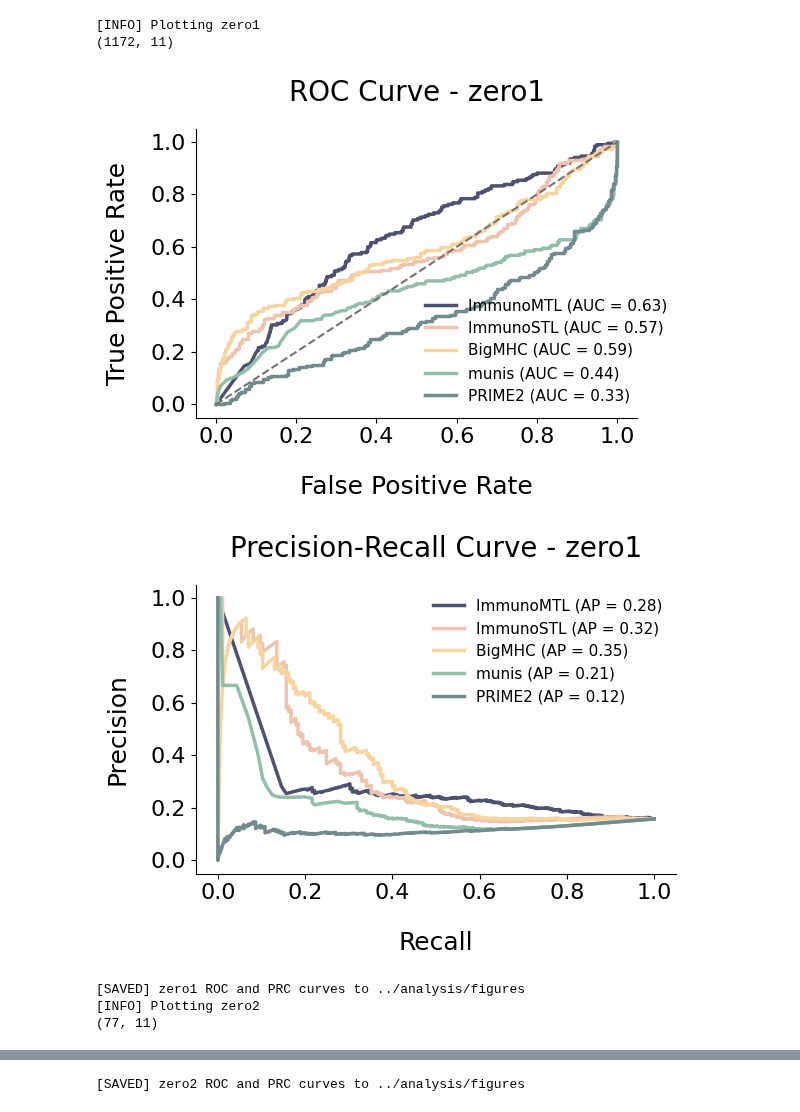
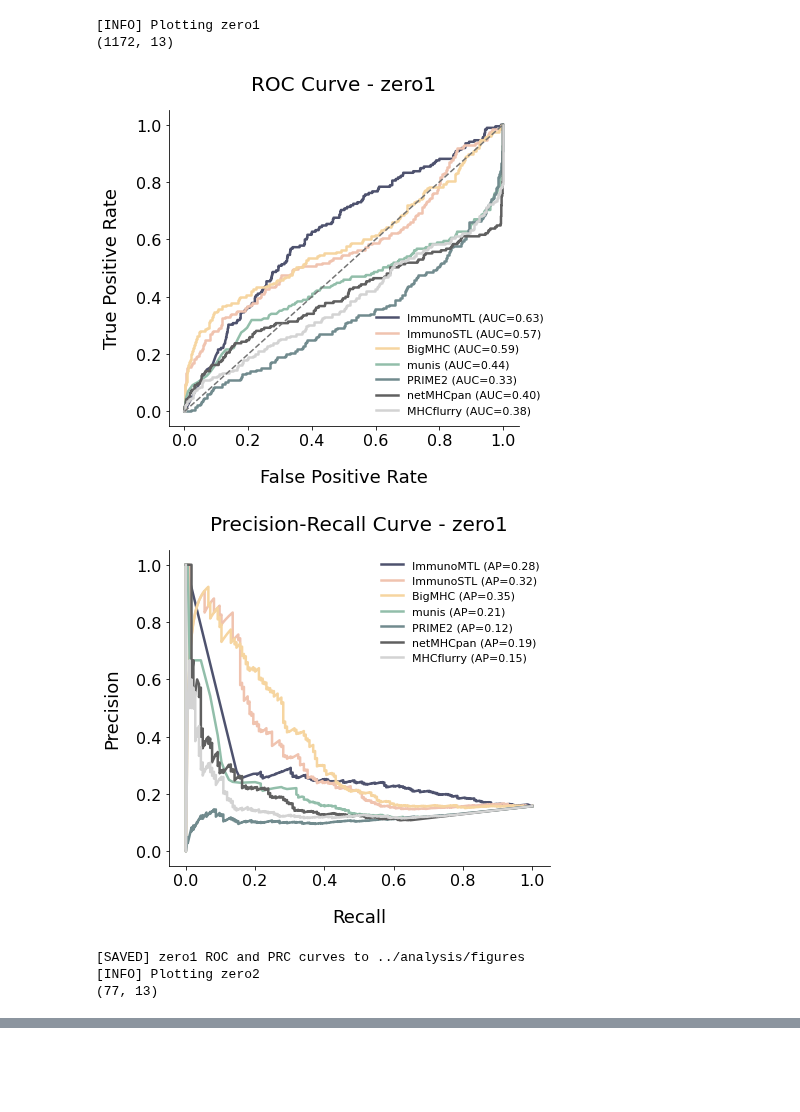
Before and after one commit to AtreeHeart/ImmunoMTL, a Jupyter notebook: notebook/ZeroShot_fig4.ipynb, the cells around one changed output, grey strips where cells are left out. Cells and saved outputs as stored; diff of their text form; code cells hidden in the pictures; blank space fills up the shorter version.

Commit message:
update analysis

```diff
--- a/notebook/ZeroShot_fig4.ipynb
+++ b/notebook/ZeroShot_fig4.ipynb
@@ -19,10 +19,12 @@ tool_labels = {
     "BigMHC_IM": "BigMHC",
     "munis": "munis",
     "PRIME_score": "PRIME2",
+    "netMHCpan_ELscore": "netMHCpan",
+    "MHCflurry_presentation_score": "MHCflurry"
 }
 
 custom_colors = [
-    "#4E526E", "#F0C3AF", "#F6D5A0", "#92BEAA", "#718B8E"
+    "#4E526E", "#F0C3AF", "#F6D5A0", "#92BEAA", "#718B8E", "#606060", "#D3D3D3"
 ]
 
 for dataset in datasets:
@@ -30,7 +32,7 @@ for dataset in datasets:
     df = pd.read_csv(os.path.join(input_dir, f"{dataset}_pred.csv"))
     print(df.shape)
     # === ROC Curve ===
-    plt.figure(figsize=(6, 4.5))
+    plt.figure(figsize=(6.5, 6))
     ax = plt.gca()
     for i, (score_col, label) in enumerate(tool_labels.items()):
         if score_col not in df.columns:
@@ -40,7 +42,7 @@ for dataset in datasets:
             continue
         fpr, tpr, _ = roc_curve(df_valid["Label"], df_valid[score_col])
         roc_auc = auc(fpr, tpr)
-        plt.plot(fpr, tpr, label=f"{label} (AUC = {roc_auc:.2f})",
+        plt.plot(fpr, tpr, label=f"{label} (AUC={roc_auc:.2f})",
                  color=custom_colors[i % len(custom_colors)], linewidth=2.5)
 
     plt.plot([0, 1], [0, 1], linestyle='--', color='#747474', linewidth=1.5)
@@ -58,42 +60,42 @@ for dataset in datasets:
     plt.close()
 
     # === PRC Curve ===
-    plt.figure(figsize=(6, 4.5))
+    plt.figure(figsize=(6.5, 6))
     ax = plt.gca()
     for i, (score_col, label) in enumerate(tool_labels.items()):
         if score_col not in df.columns:
             continue
         df_valid = df[["Label", score_col]].dropna()
         if df_valid.empty:
             continue
         precision, recall, _ = precision_recall_curve(df_valid["Label"], df_valid[score_col])
         pr_auc = auc(recall, precision)
-        plt.plot(recall, precision, label=f"{label} (AP = {pr_auc:.2f})",
+        plt.plot(recall, precision, label=f"{label} (AP={pr_auc:.2f})",
                  color=custom_colors[i % len(custom_colors)], linewidth=2.5)
 
     plt.xlabel("Recall", fontsize=18, labelpad=20)
     plt.ylabel("Precision", fontsize=18, labelpad=15)
     plt.title(f"Precision-Recall Curve - {dataset}", fontsize=20, pad=20)
     plt.tick_params(axis='both', labelsize=16)
     ax.spines['right'].set_visible(False)
     ax.spines['top'].set_visible(False)
     if dataset == "zero2":
         plt.legend(fontsize=11, loc="lower right", frameon=False)
     else:
         plt.legend(fontsize=11, loc="upper right", frameon=False)
     plt.tight_layout()
 
     plt.savefig(os.path.join(output_dir, f"{dataset}_prc_comparison.png"), dpi=300, transparent=True)
     plt.savefig(os.path.join(output_dir, f"{dataset}_prc_comparison.pdf"), dpi=300, transparent=True)
     plt.show()
     plt.close()
 
     print(f"[SAVED] {dataset} ROC and PRC curves to {output_dir}")
 # %% [output]
 [INFO] Plotting zero1
-(1172, 11)
+(1172, 13)
-[figure, old version]
+[figure, new version]
-[figure, old version]
+[figure, new version]
 [SAVED] zero1 ROC and PRC curves to ../analysis/figures
 [INFO] Plotting zero2
-(77, 11)
+(77, 13)
@@ -102 +102,0 @@ for dataset in datasets:
-[SAVED] zero2 ROC and PRC curves to ../analysis/figures
```
Also changed, not shown: parts of 1 cell of this notebook, 13 other files.
